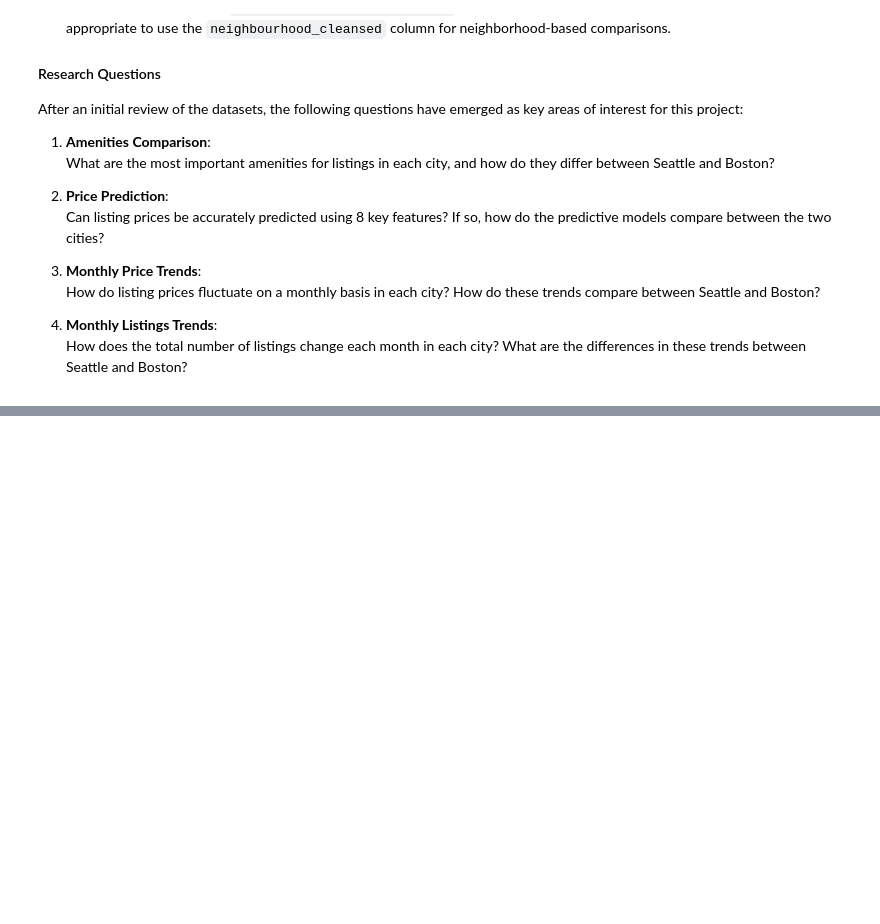
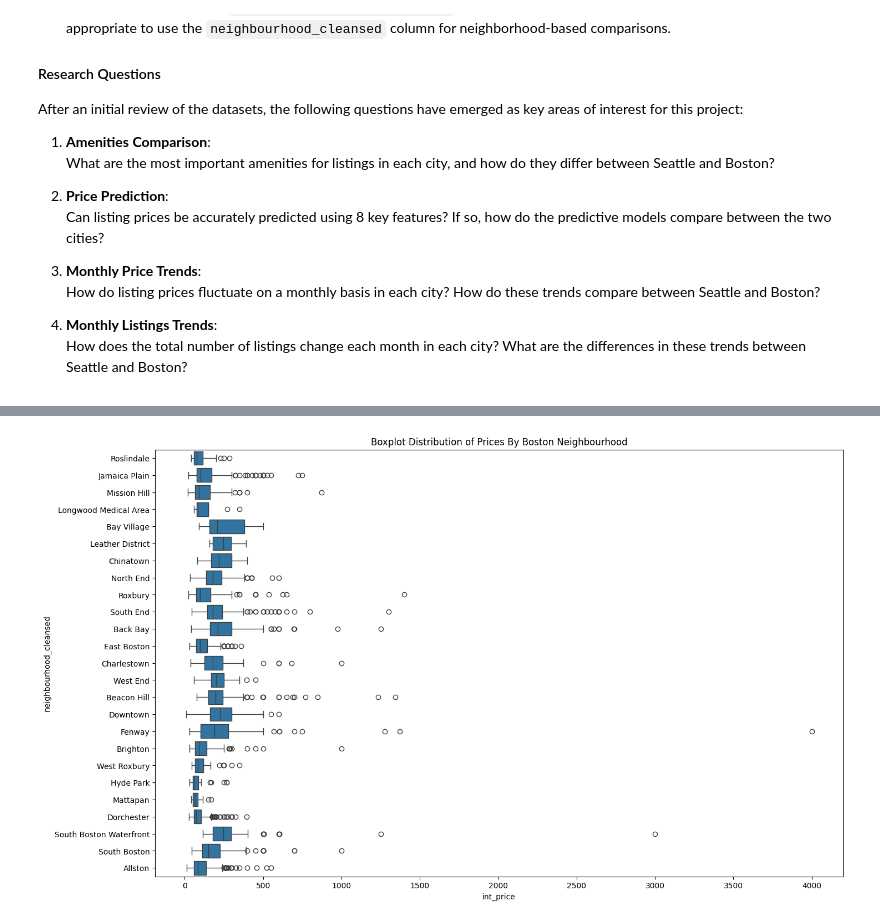
Before and after one commit to annahico/EDAs-Data_Analyst, a Jupyter notebook: Airbnb_Model/airbnb.ipynb, the cells around one changed output, grey strips where cells are left out. Saved outputs shown, nothing was run; the diff lists cells and outputs as text; code cells hidden in the pictures; blank space fills up the shorter version.

```diff
--- a/Airbnb_Model/airbnb.ipynb
+++ b/Airbnb_Model/airbnb.ipynb
@@ -170,0 +224,21 @@ After an initial review of the datasets, the following questions have emerged as
+# %%
+def clean_price(df):
+    '''
+    INPUT:
+    df - pandas dataframe with categorical variables that I want to clean
+
+    OUTPUT:
+    df - a new dataframe with the following characteristics:
+        1. new column with cleaned price as an integer
+    '''
+    df['int_price'] = df['price'].map(lambda x: int(x[1:-3].replace(",","")))
+    return df
+# %%
+df = boston_listings
+df = clean_price(df)
+
+plt.rcParams['figure.figsize'] = [16, 10] #set figure size
+sb.boxplot(x = 'int_price', y = 'neighbourhood_cleansed', data = df)
+plt.title("Boxplot Distribution of Prices By Boston Neighbourhood");
+# %% [output]
+[figure, added]
```
Also changed, not shown: parts of 9 cells of this notebook, 2 other files.
